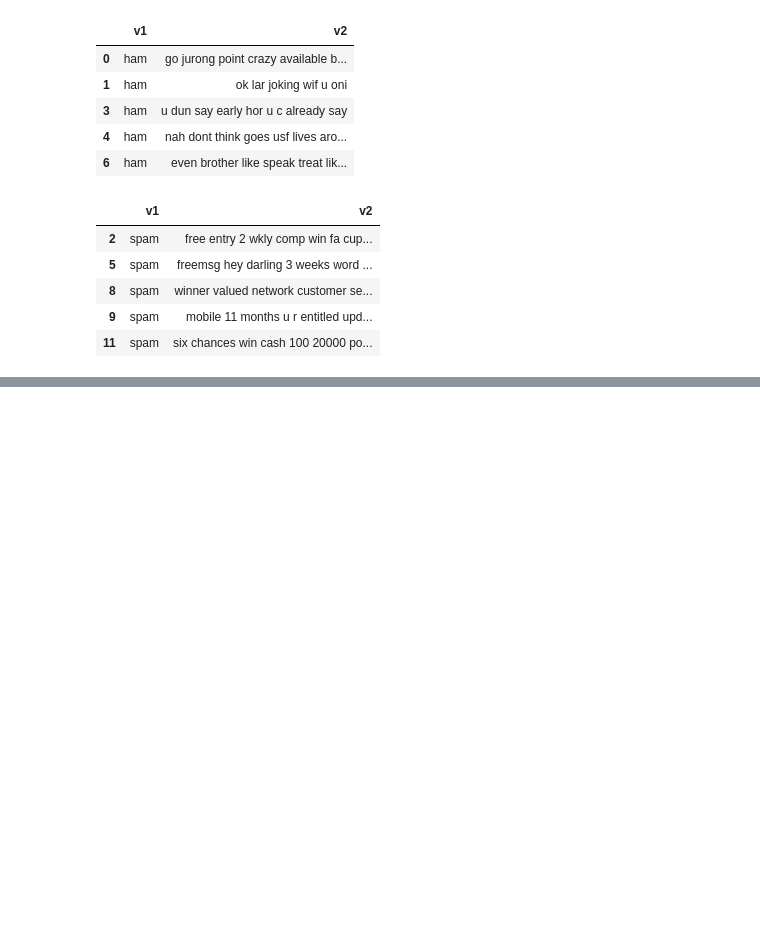
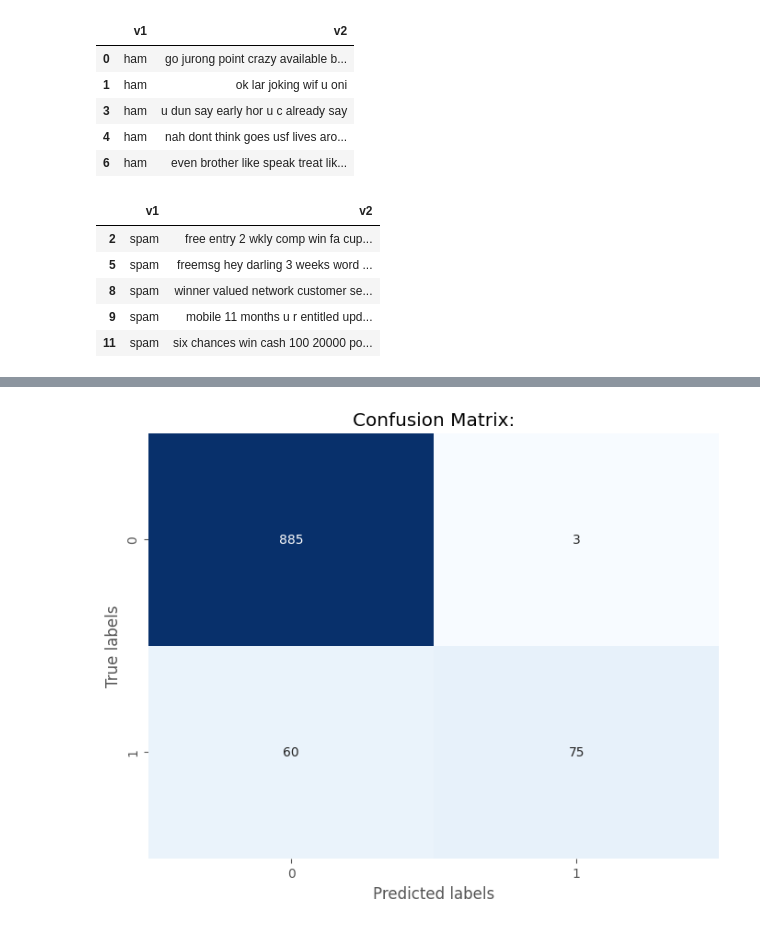
Before and after one commit to DLIBYH/Encryptix, a Jupyter notebook: spam-sms.ipynb, the cells around one changed output, grey strips where cells are left out. Saved outputs shown, nothing was run; the diff lists cells and outputs as text; code cells hidden in the pictures; blank space fills up the shorter version.

```diff
--- a/spam-sms.ipynb
+++ b/spam-sms.ipynb
@@ -165,3 +165,11 @@ spam_sms.head()
 | 8 | spam | winner valued network customer se... |
 | 9 | spam | mobile 11 months u r entitled upd... |
 | 11 | spam | six chances win cash 100 20000 po... |
+# %%
+X = df['v2']
+Y = df['v1']
+# %%
+vect = TfidfVectorizer()
+X = vect.fit_transform(df['v2'])
+# %%
+x_train, x_test, y_train, y_test = train_test_split(X, Y, test_size=0.2, random_state=42)
@@ -167,0 +193,8 @@ spam_sms.head()
+# %%
+logreg = LogisticRegression()
+logreg.fit(x_train, y_train)
+logreg_pred = logreg.predict(x_test)
+logreg_acc = accuracy_score(logreg_pred, y_test)
+print("Training accuracy Score    : ",logreg.score(x_train,y_train))
+print("Test accuracy Score : ",logreg_acc )
+print(classification_report(y_test, logreg_pred))
@@ -167,0 +212,15 @@ spam_sms.head()
+# %%
+from sklearn.metrics import confusion_matrix
+
+# Calculate the confusion matrix
+conf_matrix = confusion_matrix(y_test, logreg_pred)
+
+# Plot confusion matrix
+plt.figure(figsize=(8,6))
+sns.heatmap(conf_matrix, annot=True, fmt="d", cmap="Blues", cbar=False)
+plt.xlabel("Predicted labels")
+plt.ylabel("True labels")
+plt.title("Confusion Matrix:")
+plt.show()
+# %% [output]
+[figure, added]
```
Also changed, not shown: parts of 8 cells of this notebook.
